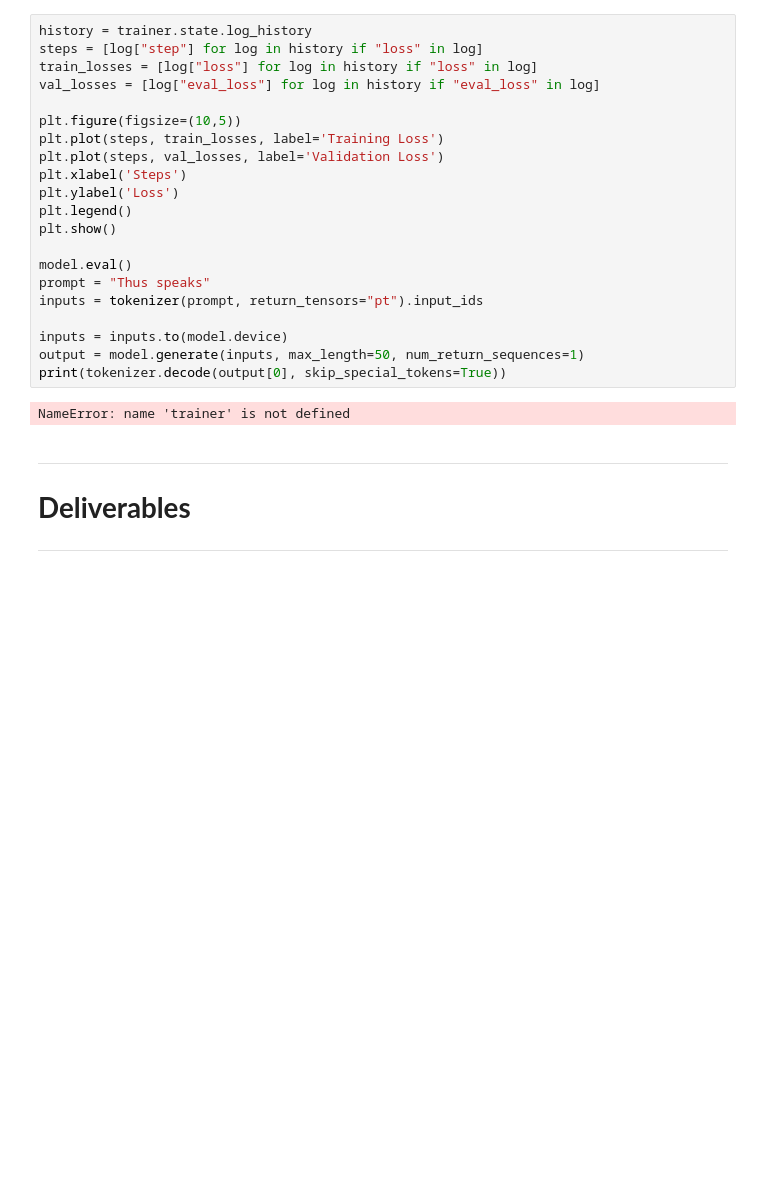
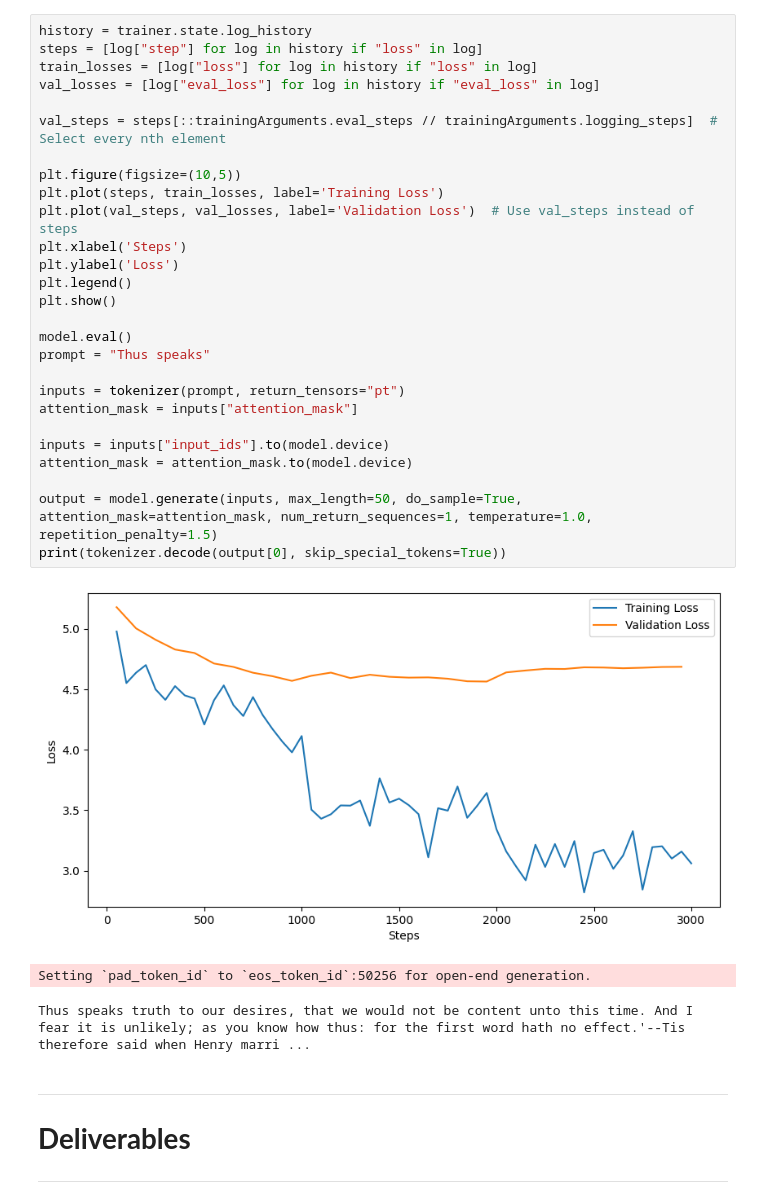
Before and after one commit to jtghchau/TextClassification, a Jupyter notebook: Finetuning.ipynb, the cells around one changed output. Cells and saved outputs as stored; diff of their text form; blank space fills up the shorter version.

```diff
--- a/Finetuning.ipynb
+++ b/Finetuning.ipynb
@@ -123,26 +184,34 @@ trainer.train()
 # %%
 history = trainer.state.log_history
 steps = [log["step"] for log in history if "loss" in log]
 train_losses = [log["loss"] for log in history if "loss" in log]
 val_losses = [log["eval_loss"] for log in history if "eval_loss" in log]
 
+val_steps = steps[::trainingArguments.eval_steps // trainingArguments.logging_steps]  # Select every nth element
+
 plt.figure(figsize=(10,5))
 plt.plot(steps, train_losses, label='Training Loss')
-plt.plot(steps, val_losses, label='Validation Loss')
+plt.plot(val_steps, val_losses, label='Validation Loss')  # Use val_steps instead of steps
 plt.xlabel('Steps')
 plt.ylabel('Loss')
 plt.legend()
 plt.show()
 
 model.eval()
 prompt = "Thus speaks"
-inputs = tokenizer(prompt, return_tensors="pt").input_ids
 
-inputs = inputs.to(model.device)
-output = model.generate(inputs, max_length=50, num_return_sequences=1)
+inputs = tokenizer(prompt, return_tensors="pt")
+attention_mask = inputs["attention_mask"]
+
+inputs = inputs["input_ids"].to(model.device)
+attention_mask = attention_mask.to(model.device)
+
+output = model.generate(inputs, max_length=50, do_sample=True, attention_mask=attention_mask, num_return_sequences=1, temperature=1.0, repetition_penalty=1.5)
 print(tokenizer.decode(output[0], skip_special_tokens=True))
 # %% [output]
+[figure, added]
-NameError: name 'trainer' is not defined
+Setting `pad_token_id` to `eos_token_id`:50256 for open-end generation.
+Thus speaks truth to our desires, that we would not be content unto this time. And I fear it is unlikely; as you know how thus: for the first word hath no effect.'--Tis therefore said when Henry marri ...
 # %% [markdown]
 
 
```
Also changed, not shown: parts of 2 cells of this notebook.
